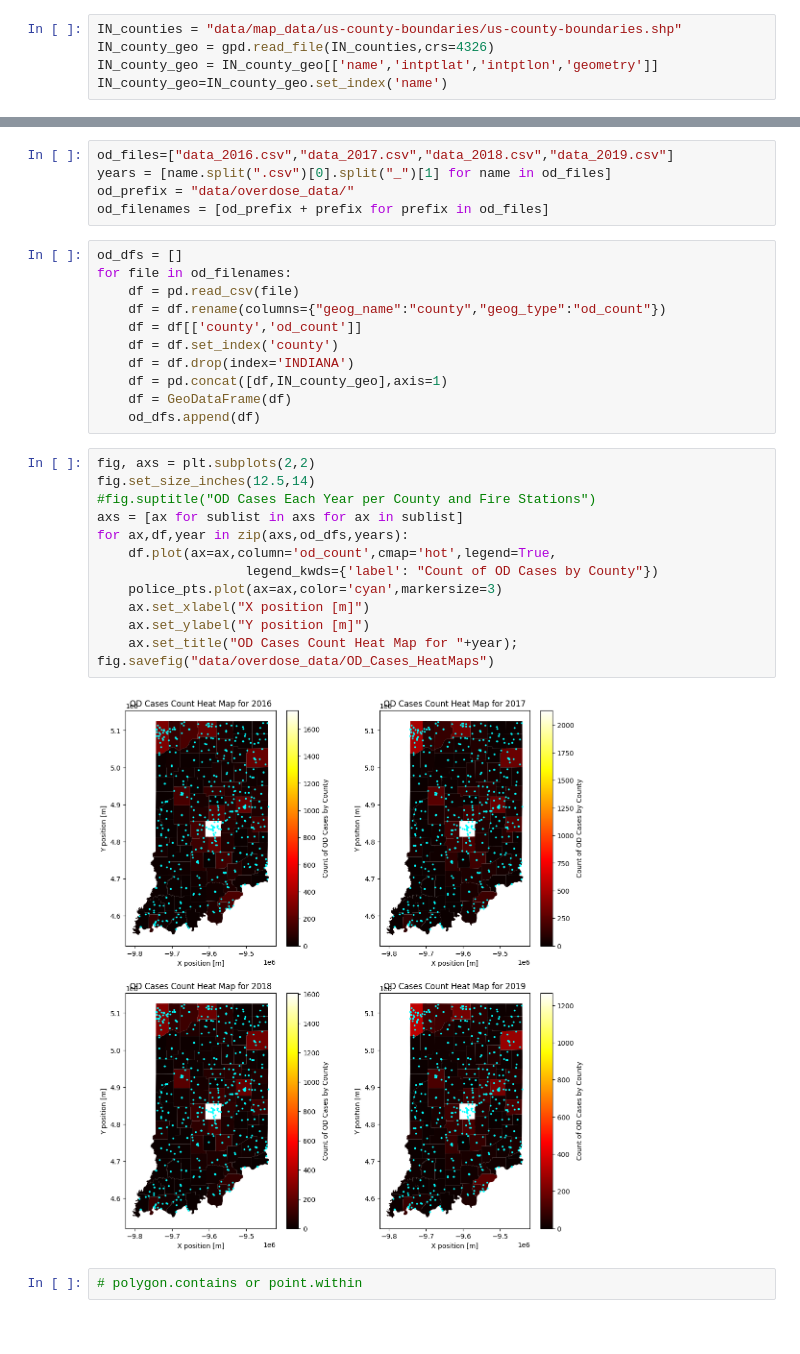
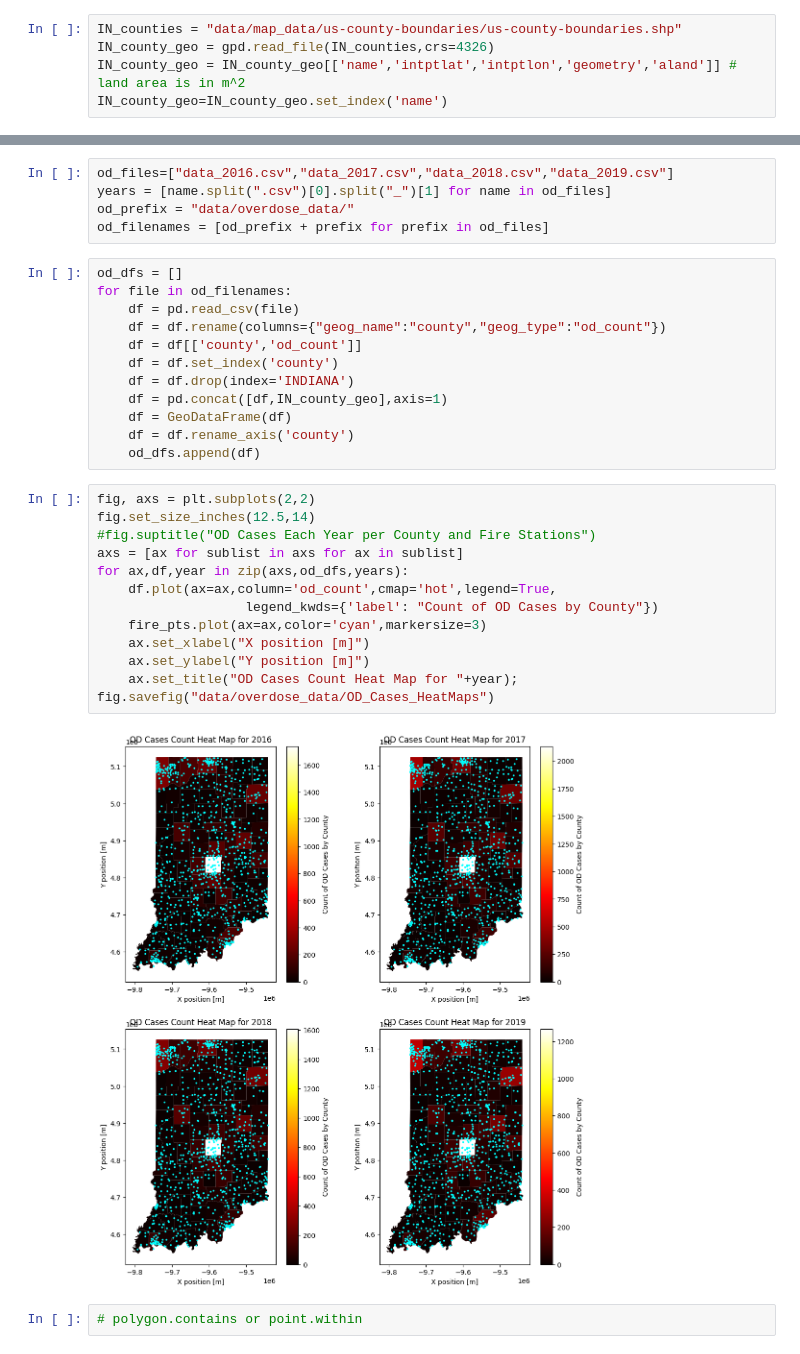
Before and after one commit to jsonirobots/biomed_system_sim, a Jupyter notebook: raw_data_vis.ipynb, the cells around one changed output, grey strips where cells are left out. Drawn from its saved outputs; the diff is of its cells as text.

```diff
--- a/raw_data_vis.ipynb
+++ b/raw_data_vis.ipynb
@@ -55,7 +55,7 @@ plt.show()
 # %%
 IN_counties = "data/map_data/us-county-boundaries/us-county-boundaries.shp"
 IN_county_geo = gpd.read_file(IN_counties,crs=4326)
-IN_county_geo = IN_county_geo[['name','intptlat','intptlon','geometry']]
+IN_county_geo = IN_county_geo[['name','intptlat','intptlon','geometry','aland']] # land area is in m^2
 IN_county_geo=IN_county_geo.set_index('name')
 # %%
 county_centers = IN_county_geo[['intptlat','intptlon']].copy()
@@ -93,22 +93,23 @@ for file in od_filenames:
     df = df.drop(index='INDIANA')
     df = pd.concat([df,IN_county_geo],axis=1)
     df = GeoDataFrame(df)
+    df = df.rename_axis('county')
     od_dfs.append(df)
 # %%
 fig, axs = plt.subplots(2,2)
 fig.set_size_inches(12.5,14)
 #fig.suptitle("OD Cases Each Year per County and Fire Stations")
 axs = [ax for sublist in axs for ax in sublist]
 for ax,df,year in zip(axs,od_dfs,years):
     df.plot(ax=ax,column='od_count',cmap='hot',legend=True,
                    legend_kwds={'label': "Count of OD Cases by County"})
-    police_pts.plot(ax=ax,color='cyan',markersize=3)
+    fire_pts.plot(ax=ax,color='cyan',markersize=3)
     ax.set_xlabel("X position [m]")
     ax.set_ylabel("Y position [m]")
     ax.set_title("OD Cases Count Heat Map for "+year);
 fig.savefig("data/overdose_data/OD_Cases_HeatMaps")
 # %% [output]
-[figure, old version]
+[figure, new version]
 # %%
 # polygon.contains or point.within
 # %% [markdown]
```
Also changed, not shown: parts of 7 cells of this notebook, 22 other files.
